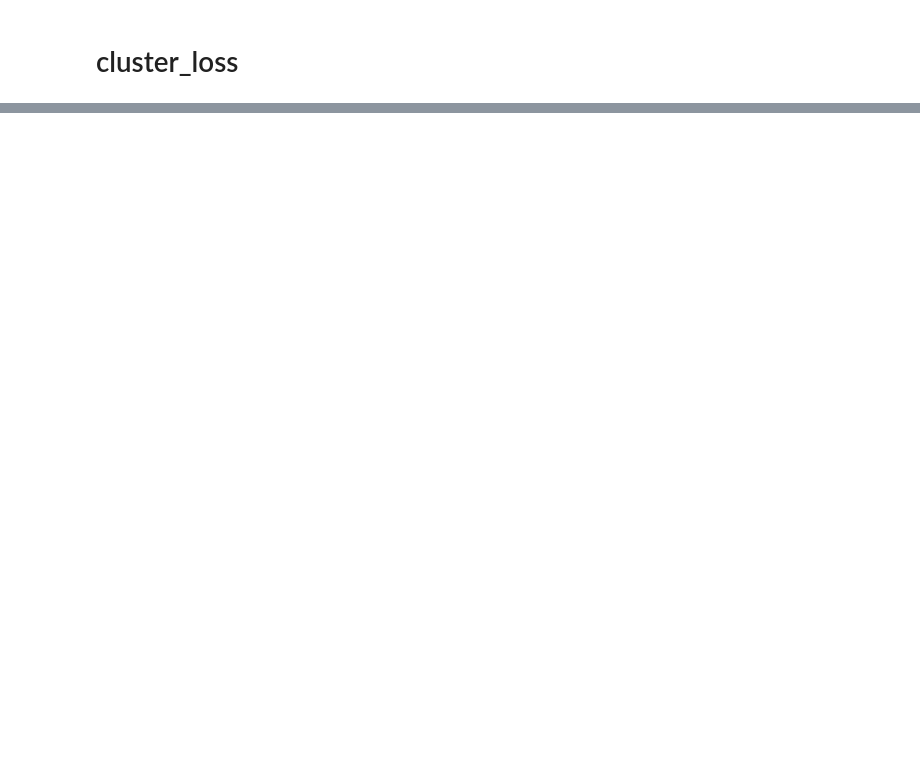
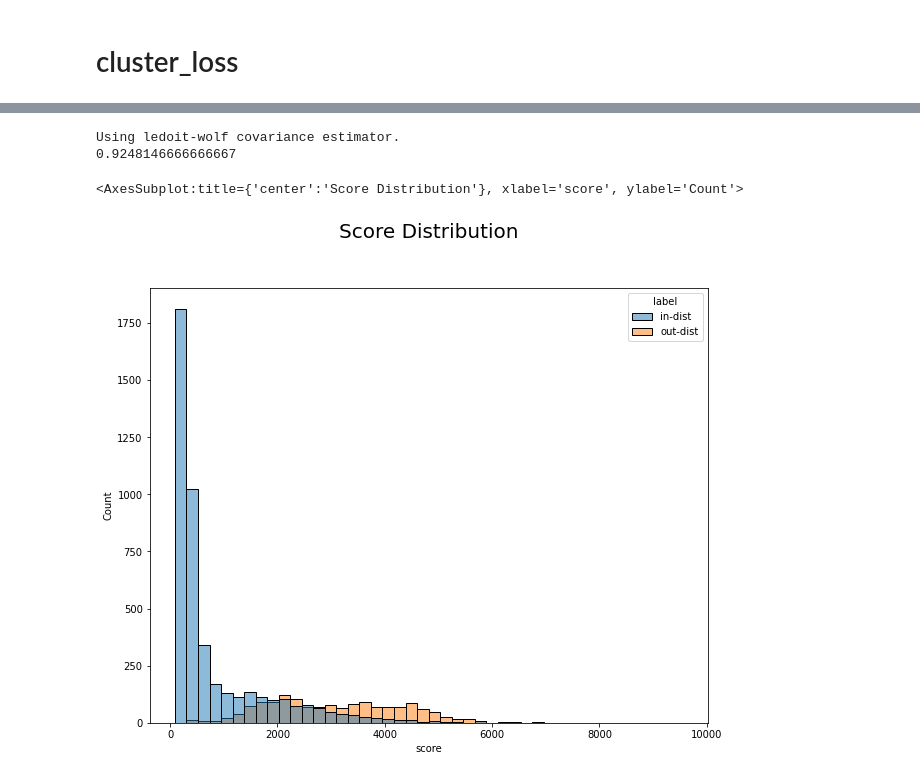
Before and after one commit to leebyounghan/PLL, a Jupyter notebook: CLAD-master/src/run_scripts/result.ipynb, the cells around one changed output, grey strips where cells are left out. Saved outputs shown, nothing was run; the diff lists cells and outputs as text; code cells hidden in the pictures; blank space fills up the shorter version.

```diff
--- a/CLAD-master/src/run_scripts/result.ipynb
+++ b/CLAD-master/src/run_scripts/result.ipynb
@@ -405,0 +113,2 @@ sns.jointplot(data=df, x='db_score', y="multi_sh",hue="Normal_class")
+# %%
+df= df_[df_['Dataset'] == 'stackoverflow']
@@ -405,0 +136,35 @@ sns.jointplot(data=df, x='db_score', y="multi_sh",hue="Normal_class")
+# %%
+path = cwd +  "/../log/" + df['Date'].iloc[-1]+ "/" + df["time"].iloc[-1]
+# %%
+after = {}
+# %%
+after["train_emb_a"] = np.load(path + "/train_embed.txt.npy")
+after["in_emb_a"] = np.load(path + "/in_embed.txt.npy")
+after["out_emb_a"] = np.load(path + "/out_embed.txt.npy")
+after["ood_emb_a"] = np.load(path + "/ood_embed.txt.npy")
+labels = np.load(path+ "/y_pred.txt.npy")
+# %%
+din, dood, dtrain = get_scores_multi_cluster(after["train_emb_a"],after["in_emb_a"],after["out_emb_a"],labels,'lw')
+score_one = np.append(din,dood)
+n = [0 for i in range(len(din))]
+N = [1 for i in range(len(dood))]
+#n.extend(num)
+n.extend(N)
+fpr, tpr, thresholds=roc_curve(n, -score_one, pos_label=0)
+auroc_one = auc(fpr,tpr)
+
+print(auroc_one)
+
+plt.figure(figsize=(10, 8))
+plt.title("Score Distribution",fontsize=20)
+n = ["in-dist" for i in range(len(din))]
+N = ["out-dist" for i in range(len(dood))]
+#n.extend(num)
+n.extend(N)
+data = {'score': score_one, "label": n}
+sns.histplot(data = data, x= "score", hue= 'label')
+# %% [output]
+Using ledoit-wolf covariance estimator.
+0.9248146666666667
+<AxesSubplot:title={'center':'Score Distribution'}, xlabel='score', ylabel='Count'>
+[figure, added]
```
Also changed, not shown: parts of 84 cells of this notebook, 17 other files.
